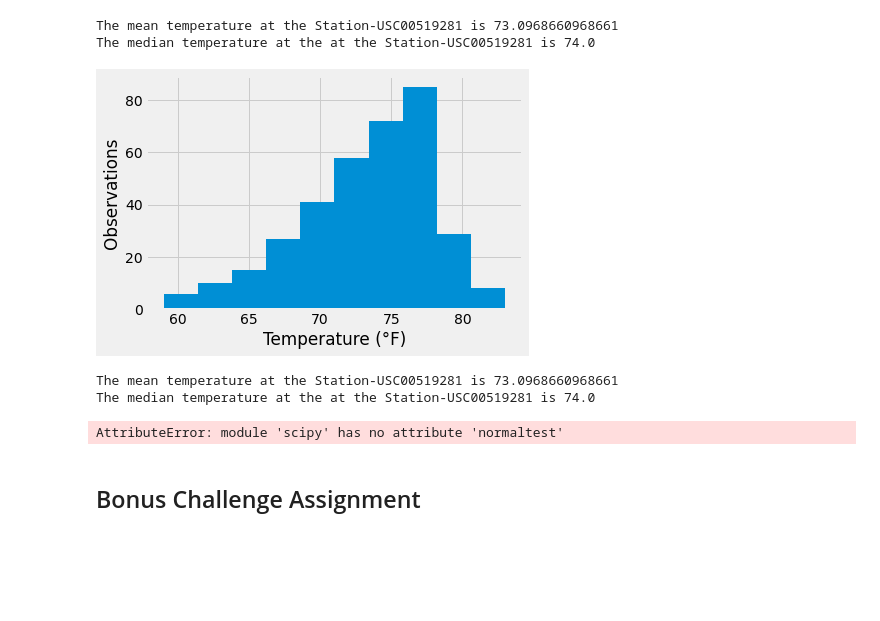
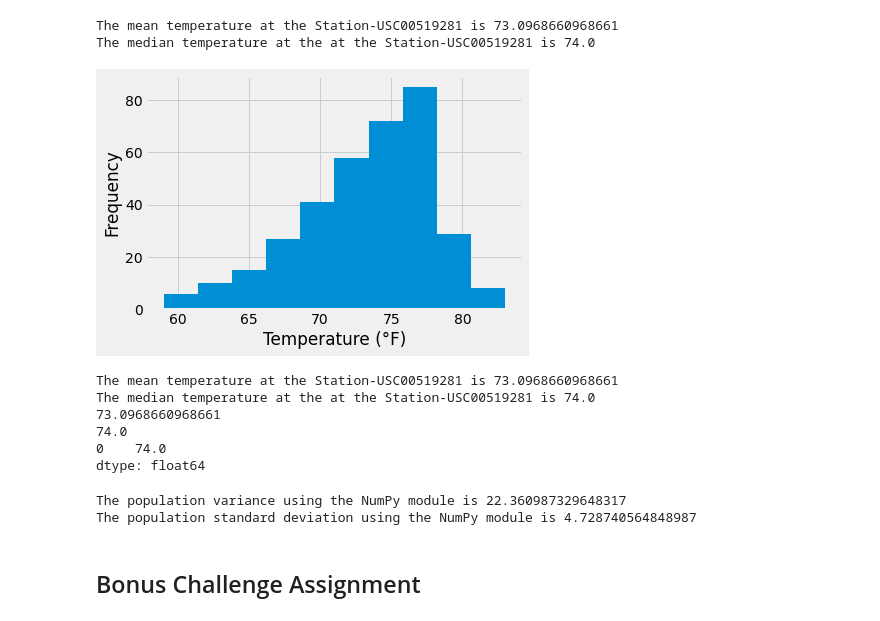
Before and after one commit to cmcoder9/sqlalchemy-challenge, a Jupyter notebook: climate_starter.ipynb, the cells around one changed output. Cells and saved outputs as stored; diff of their text form; code cells hidden in the pictures; blank space fills up the shorter version.

Commit message:
removed unnecessary normal test histogram

```diff
--- a/climate_starter.ipynb
+++ b/climate_starter.ipynb
@@ -344,23 +344,26 @@ The median temperature at the at the Station-USC00519281 is 74.0
 # %%
 
 plt.hist(station_last_12mo_temps_df['tobs'])
 plt.xlabel('Temperature (°F)')
-plt.ylabel('Observations')
+plt.ylabel('Frequency')
 plt.show()
 
 # Demonstrate calculating measures of central tendency
 mean_numpy = np.mean(station_last_12mo_temps_df['tobs'])
 print(f"The mean temperature at the Station-USC00519281 is {mean_numpy}")
 
 median_numpy = np.median(station_last_12mo_temps_df['tobs'])
 print(f"The median temperature at the at the Station-USC00519281 is {median_numpy}")
 
-print(sts.normaltest(station_last_12mo_temps_df['tobs'].sample(50)))
+#print(sts.normaltest(station_last_12mo_temps_df['tobs'].sample(50)))
 print(station_last_12mo_temps_df['tobs'].mean())
 print(station_last_12mo_temps_df['tobs'].median())
 print(station_last_12mo_temps_df['tobs'].mode())
 # %% [output]
-[figure, old version]
+[figure, new version]
 The mean temperature at the Station-USC00519281 is 73.0968660968661
 The median temperature at the at the Station-USC00519281 is 74.0
+73.0968660968661
+74.0
+0    74.0
+dtype: float64
-AttributeError: module 'scipy' has no attribute 'normaltest'
@@ -386,3 +370,13 @@ plt.show()
+# %%
+# Demonstrate calculating the variance and standard deviation using the different modules
+var_numpy = np.var(station_last_12mo_temps_df['tobs'],ddof = 0)
+print(f"The population variance using the NumPy module is {var_numpy}")
+
+sd_numpy = np.std(station_last_12mo_temps_df['tobs'],ddof = 0)
+print(f"The population standard deviation using the NumPy module is {sd_numpy}")
+# %% [output]
+The population variance using the NumPy module is 22.360987329648317
+The population standard deviation using the NumPy module is 4.728740564848987
 # %% [markdown]
 ## Bonus Challenge Assignment
 # %%
```
Also changed, not shown: parts of 1 cell of this notebook.
